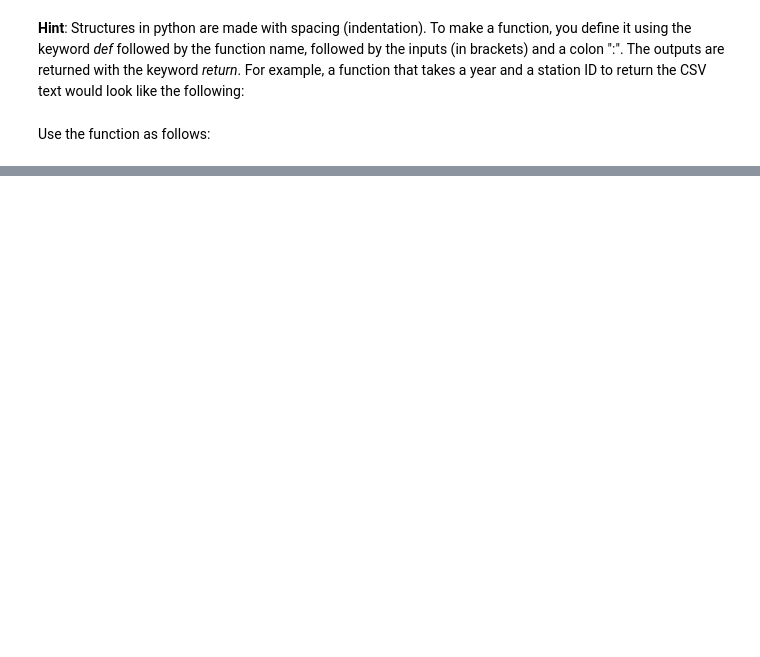
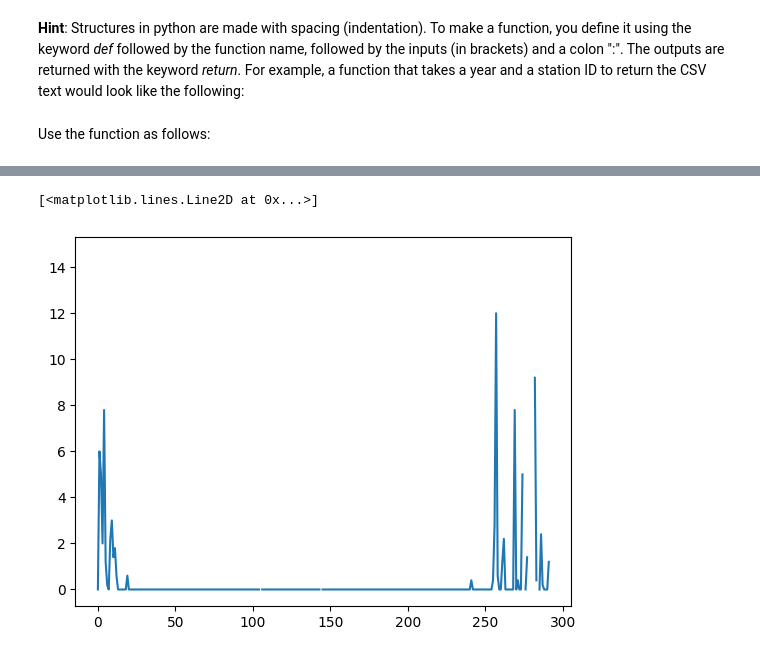
Before and after one commit to concordia-grad-computing-seminars/mech692-part2, a Jupyter notebook: Assignments/Assignment1/ClimateStudy-Python.ipynb, the cells around one changed output, grey strips where cells are left out. Saved outputs shown, nothing was run; the diff lists cells and outputs as text; code cells hidden in the pictures; blank space fills up the shorter version.

```diff
--- a/Assignments/Assignment1/ClimateStudy-Python.ipynb
+++ b/Assignments/Assignment1/ClimateStudy-Python.ipynb
@@ -243,0 +371,5 @@ x,y,MAX_TEMPERATURE,MIN_TEMPERATURE,LOCAL_MONTH,LOCAL_YEAR,LOCAL_DAY,LOCAL_DATE
+# %%
+plt.plot(plotDATA(2013, 51157, 'TOTAL_SNOW'))
+# %% [output]
+[<matplotlib.lines.Line2D at 0x...>]
+[figure, added]
```
Also changed, not shown: parts of 18 cells of this notebook.
